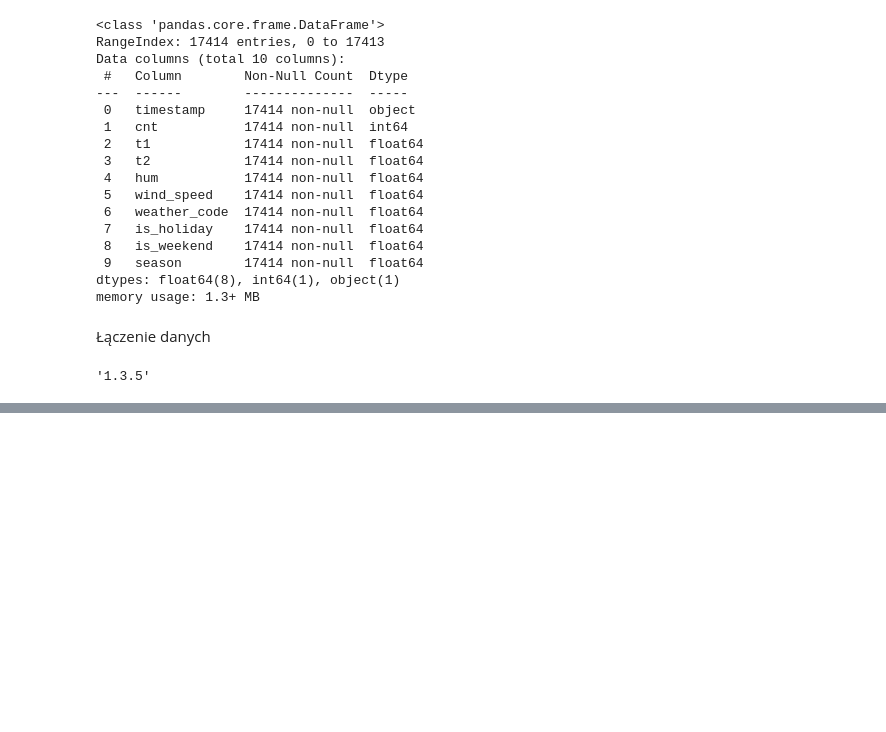
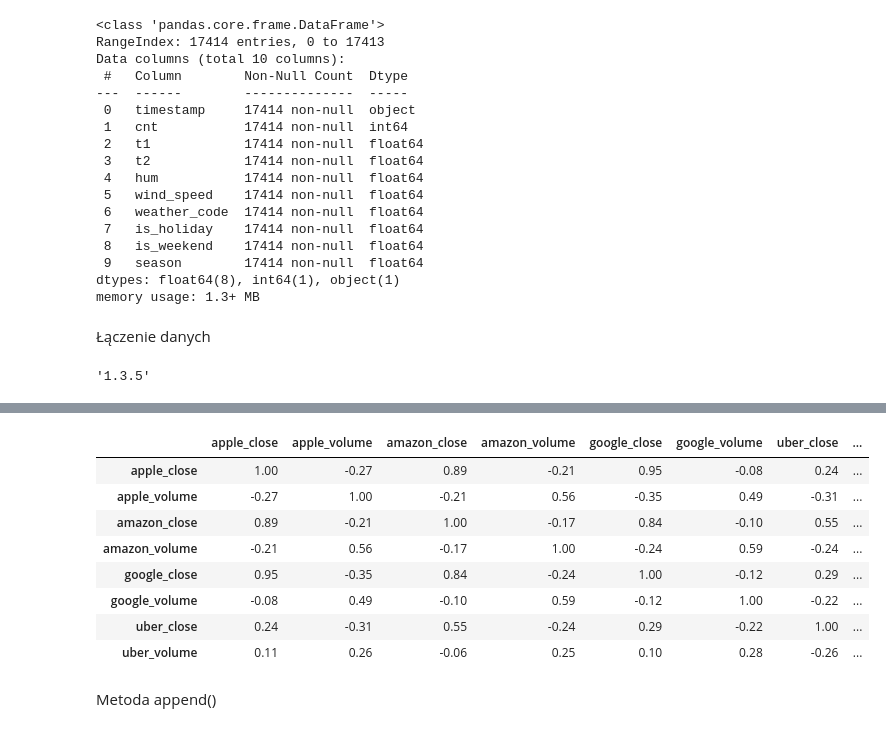
Before and after one commit to martynawl/data-science-bootcamp, a Jupyter notebook: 03_pandas.ipynb, the cells around one changed output, grey strips where cells are left out. Drawn from its saved outputs; the diff is of its cells as text; code cells hidden in the pictures; blank space fills up the shorter version.

```diff
--- a/03_pandas.ipynb
+++ b/03_pandas.ipynb
@@ -1360,0 +1485,3 @@ uber = fetch_financial_data('UBER')
+# %%
+closes =  [col for col in df.columns if col.endswith('close') or col.endswith('volume')]
+closes
@@ -1360,0 +1497,14 @@ uber = fetch_financial_data('UBER')
+# %%
+df[closes].corr()
+# %% [output]
+|  | apple_close | apple_volume | amazon_close | amazon_volume | google_close | google_volume | uber_close | ... |
+| apple_close | 1.00 | -0.27 | 0.89 | -0.21 | 0.95 | -0.08 | 0.24 | ... |
+| apple_volume | -0.27 | 1.00 | -0.21 | 0.56 | -0.35 | 0.49 | -0.31 | ... |
+| amazon_close | 0.89 | -0.21 | 1.00 | -0.17 | 0.84 | -0.10 | 0.55 | ... |
+| amazon_volume | -0.21 | 0.56 | -0.17 | 1.00 | -0.24 | 0.59 | -0.24 | ... |
+| google_close | 0.95 | -0.35 | 0.84 | -0.24 | 1.00 | -0.12 | 0.29 | ... |
+| google_volume | -0.08 | 0.49 | -0.10 | 0.59 | -0.12 | 1.00 | -0.22 | ... |
+| uber_close | 0.24 | -0.31 | 0.55 | -0.24 | 0.29 | -0.22 | 1.00 | ... |
+| uber_volume | 0.11 | 0.26 | -0.06 | 0.25 | 0.10 | 0.28 | -0.26 | ... |
+# %% [markdown]
+Metoda append()
```
Also changed, not shown: parts of 38 cells of this notebook.
